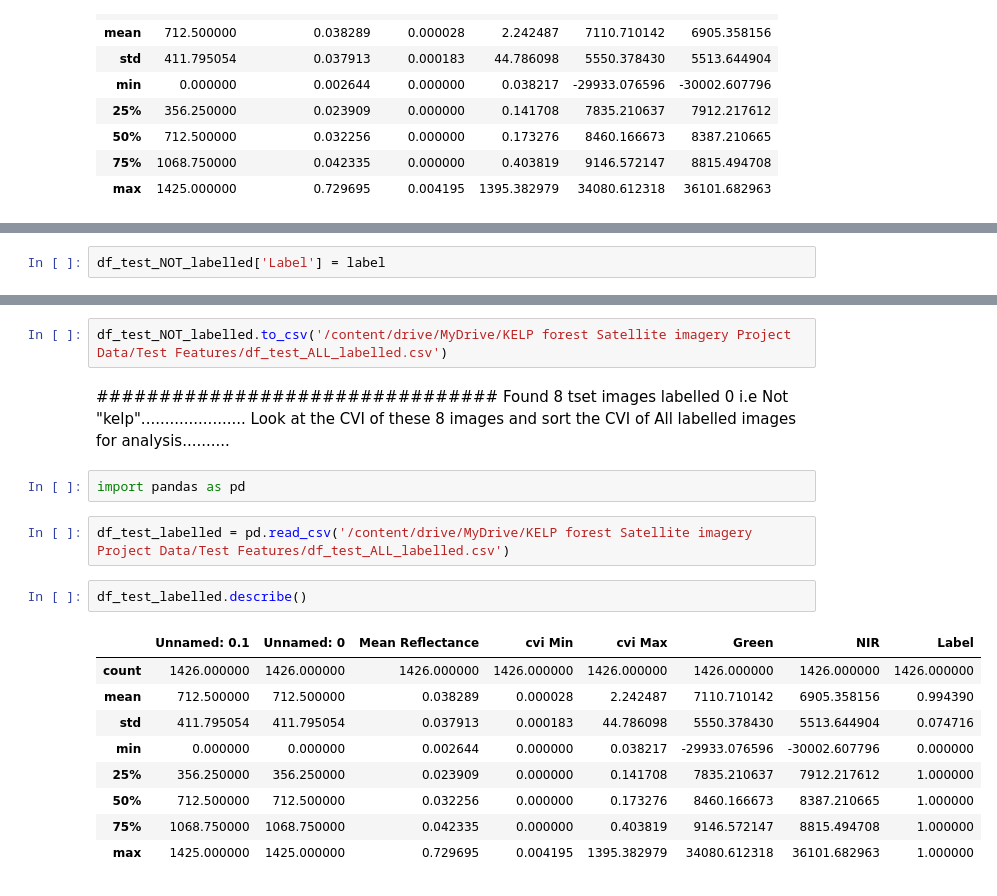
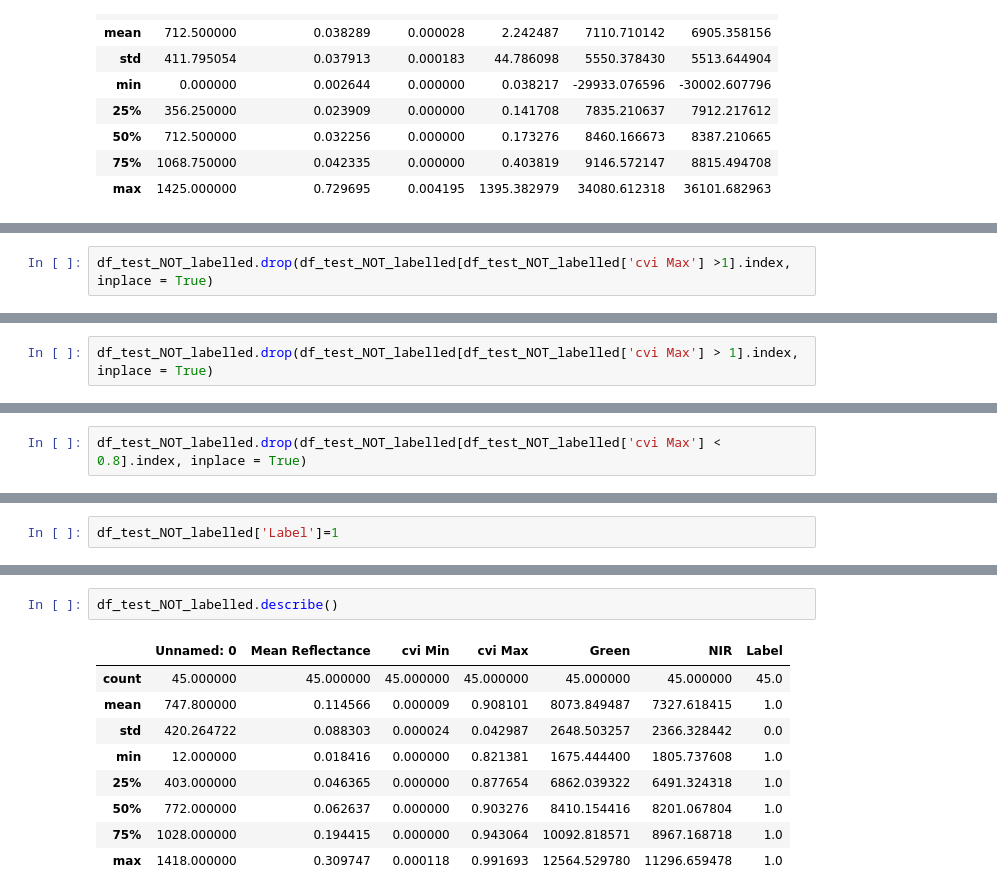
Before and after one commit to BRIJNANDA1979/Segmenting-Kelp-Forests-, a Jupyter notebook: For_AWS_Another_copy_of_Version_1_3_data_Segmenting_Kelp.ipynb, the cells around one changed output, grey strips where cells are left out. Saved outputs shown, nothing was run; the diff lists cells and outputs as text.

```diff
--- a/For_AWS_Another_copy_of_Version_1_3_data_Segmenting_Kelp.ipynb
+++ b/For_AWS_Another_copy_of_Version_1_3_data_Segmenting_Kelp.ipynb
@@ -580,0 +458,2 @@ for row in range(len(df_test_NOT_labelled)):
+# %%
+df_test_NOT_labelled.drop(df_test_NOT_labelled[df_test_NOT_labelled['cvi Max'] >1].index, inplace = True)
@@ -580,0 +475,2 @@ for row in range(len(df_test_NOT_labelled)):
+# %%
+df_test_NOT_labelled.drop(df_test_NOT_labelled[df_test_NOT_labelled['cvi Max'] > 1].index, inplace = True)
@@ -580,0 +492,2 @@ for row in range(len(df_test_NOT_labelled)):
+# %%
+df_test_NOT_labelled.drop(df_test_NOT_labelled[df_test_NOT_labelled['cvi Max'] < 0.8].index, inplace = True)
@@ -581,2 +506,2 @@ for row in range(len(df_test_NOT_labelled)):
 # %%
-df_test_NOT_labelled['Label'] = label
+df_test_NOT_labelled['Label']=1
@@ -600,21 +517,12 @@ df_test_NOT_labelled.head()
-# %%
-df_test_NOT_labelled.to_csv('/content/drive/MyDrive/KELP forest Satellite imagery Project Data/Test Features/df_test_ALL_labelled.csv')
-# %% [markdown]
-################################     Found 8 tset images labelled 0 i.e Not "kelp"......................
-Look at the CVI of these 8 images and sort the CVI of All labelled images for analysis..........
-# %%
-import pandas as pd
-# %%
-df_test_labelled = pd.read_csv('/content/drive/MyDrive/KELP forest Satellite imagery Project Data/Test Features/df_test_ALL_labelled.csv')
 # %%
-df_test_labelled.describe()
+df_test_NOT_labelled.describe()
 # %% [output]
-|  | Unnamed: 0.1 | Unnamed: 0 | Mean Reflectance | cvi Min | cvi Max | Green | NIR | Label |
-| count | 1426.000000 | 1426.000000 | 1426.000000 | 1426.000000 | 1426.000000 | 1426.000000 | 1426.000000 | 1426.000000 |
-| mean | 712.500000 | 712.500000 | 0.038289 | 0.000028 | 2.242487 | 7110.710142 | 6905.358156 | 0.994390 |
-| std | 411.795054 | 411.795054 | 0.037913 | 0.000183 | 44.786098 | 5550.378430 | 5513.644904 | 0.074716 |
-| min | 0.000000 | 0.000000 | 0.002644 | 0.000000 | 0.038217 | -29933.076596 | -30002.607796 | 0.000000 |
-| 25% | 356.250000 | 356.250000 | 0.023909 | 0.000000 | 0.141708 | 7835.210637 | 7912.217612 | 1.000000 |
-| 50% | 712.500000 | 712.500000 | 0.032256 | 0.000000 | 0.173276 | 8460.166673 | 8387.210665 | 1.000000 |
-| 75% | 1068.750000 | 1068.750000 | 0.042335 | 0.000000 | 0.403819 | 9146.572147 | 8815.494708 | 1.000000 |
-| max | 1425.000000 | 1425.000000 | 0.729695 | 0.004195 | 1395.382979 | 34080.612318 | 36101.682963 | 1.000000 |
+|  | Unnamed: 0 | Mean Reflectance | cvi Min | cvi Max | Green | NIR | Label |
+| count | 45.000000 | 45.000000 | 45.000000 | 45.000000 | 45.000000 | 45.000000 | 45.0 |
+| mean | 747.800000 | 0.114566 | 0.000009 | 0.908101 | 8073.849487 | 7327.618415 | 1.0 |
+| std | 420.264722 | 0.088303 | 0.000024 | 0.042987 | 2648.503257 | 2366.328442 | 0.0 |
+| min | 12.000000 | 0.018416 | 0.000000 | 0.821381 | 1675.444400 | 1805.737608 | 1.0 |
+| 25% | 403.000000 | 0.046365 | 0.000000 | 0.877654 | 6862.039322 | 6491.324318 | 1.0 |
+| 50% | 772.000000 | 0.062637 | 0.000000 | 0.903276 | 8410.154416 | 8201.067804 | 1.0 |
+| 75% | 1028.000000 | 0.194415 | 0.000000 | 0.943064 | 10092.818571 | 8967.168718 | 1.0 |
+| max | 1418.000000 | 0.309747 | 0.000118 | 0.991693 | 12564.529780 | 11296.659478 | 1.0 |
```
Also changed, not shown: parts of 115 cells of this notebook.
